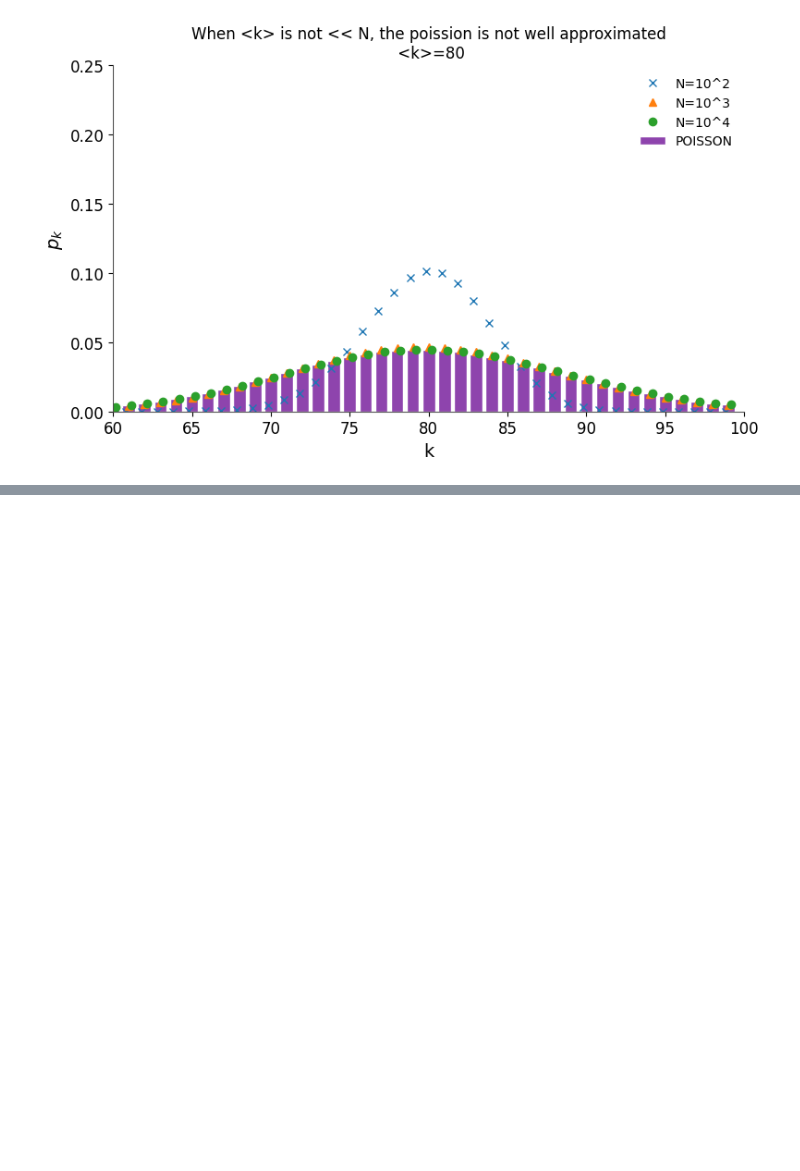
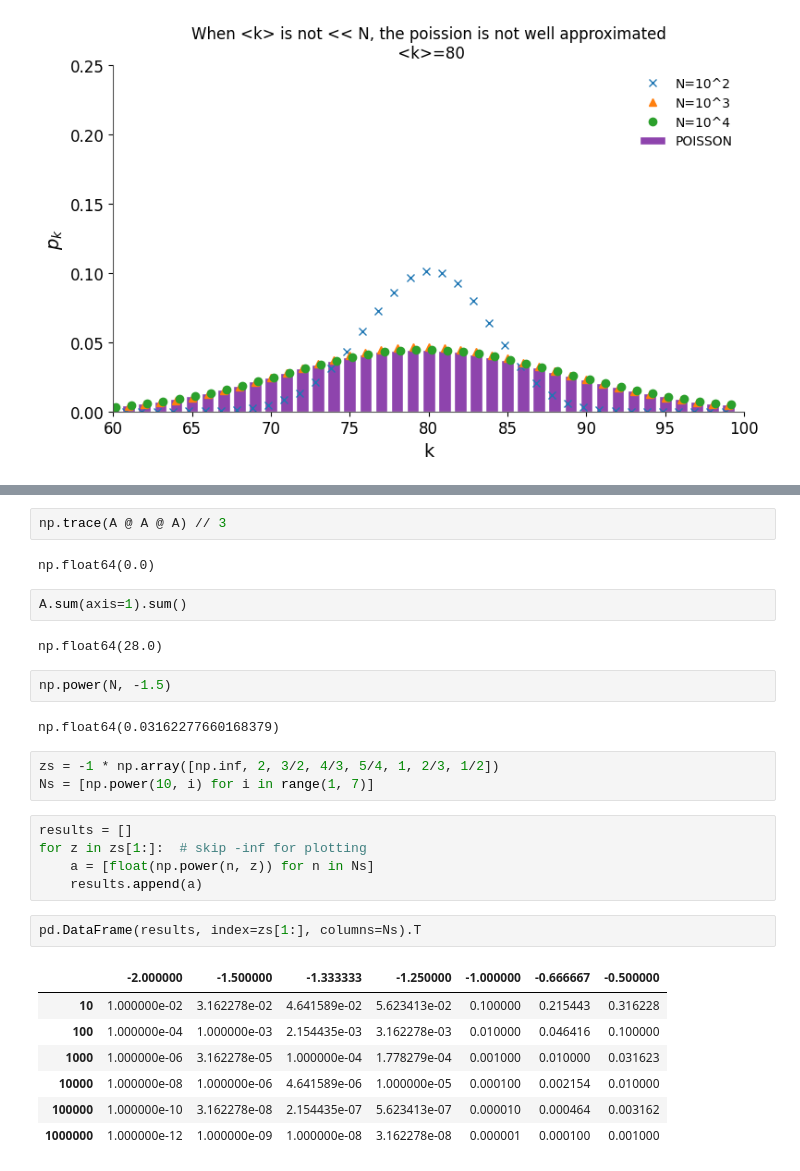
Before and after one commit to grogs84/networkscience, a Jupyter notebook: wip/rChapter3.ipynb, the cells around one changed output, grey strips where cells are left out. Cells and saved outputs as stored; diff of their text form; blank space fills up the shorter version.

```diff
--- a/wip/rChapter3.ipynb
+++ b/wip/rChapter3.ipynb
@@ -405,0 +736,30 @@ plt.show()
+# %%
+np.trace(A @ A @ A) // 3
+# %% [output]
+np.float64(0.0)
+# %%
+A.sum(axis=1).sum()
+# %% [output]
+np.float64(28.0)
+# %%
+np.power(N, -1.5)
+# %% [output]
+np.float64(0.03162277660168379)
+# %%
+zs = -1 * np.array([np.inf, 2, 3/2, 4/3, 5/4, 1, 2/3, 1/2])
+Ns = [np.power(10, i) for i in range(1, 7)]
+# %%
+results = []
+for z in zs[1:]:  # skip -inf for plotting
+    a = [float(np.power(n, z)) for n in Ns]
+    results.append(a)
+# %%
+pd.DataFrame(results, index=zs[1:], columns=Ns).T
+# %% [output]
+|  | -2.000000 | -1.500000 | -1.333333 | -1.250000 | -1.000000 | -0.666667 | -0.500000 |
+| 10 | 1.000000e-02 | 3.162278e-02 | 4.641589e-02 | 5.623413e-02 | 0.100000 | 0.215443 | 0.316228 |
+| 100 | 1.000000e-04 | 1.000000e-03 | 2.154435e-03 | 3.162278e-03 | 0.010000 | 0.046416 | 0.100000 |
+| 1000 | 1.000000e-06 | 3.162278e-05 | 1.000000e-04 | 1.778279e-04 | 0.001000 | 0.010000 | 0.031623 |
+| 10000 | 1.000000e-08 | 1.000000e-06 | 4.641589e-06 | 1.000000e-05 | 0.000100 | 0.002154 | 0.010000 |
+| 100000 | 1.000000e-10 | 3.162278e-08 | 2.154435e-07 | 5.623413e-07 | 0.000010 | 0.000464 | 0.003162 |
+| 1000000 | 1.000000e-12 | 1.000000e-09 | 1.000000e-08 | 3.162278e-08 | 0.000001 | 0.000100 | 0.001000 |
```
Also changed, not shown: parts of 28 cells of this notebook, 3 other files.
